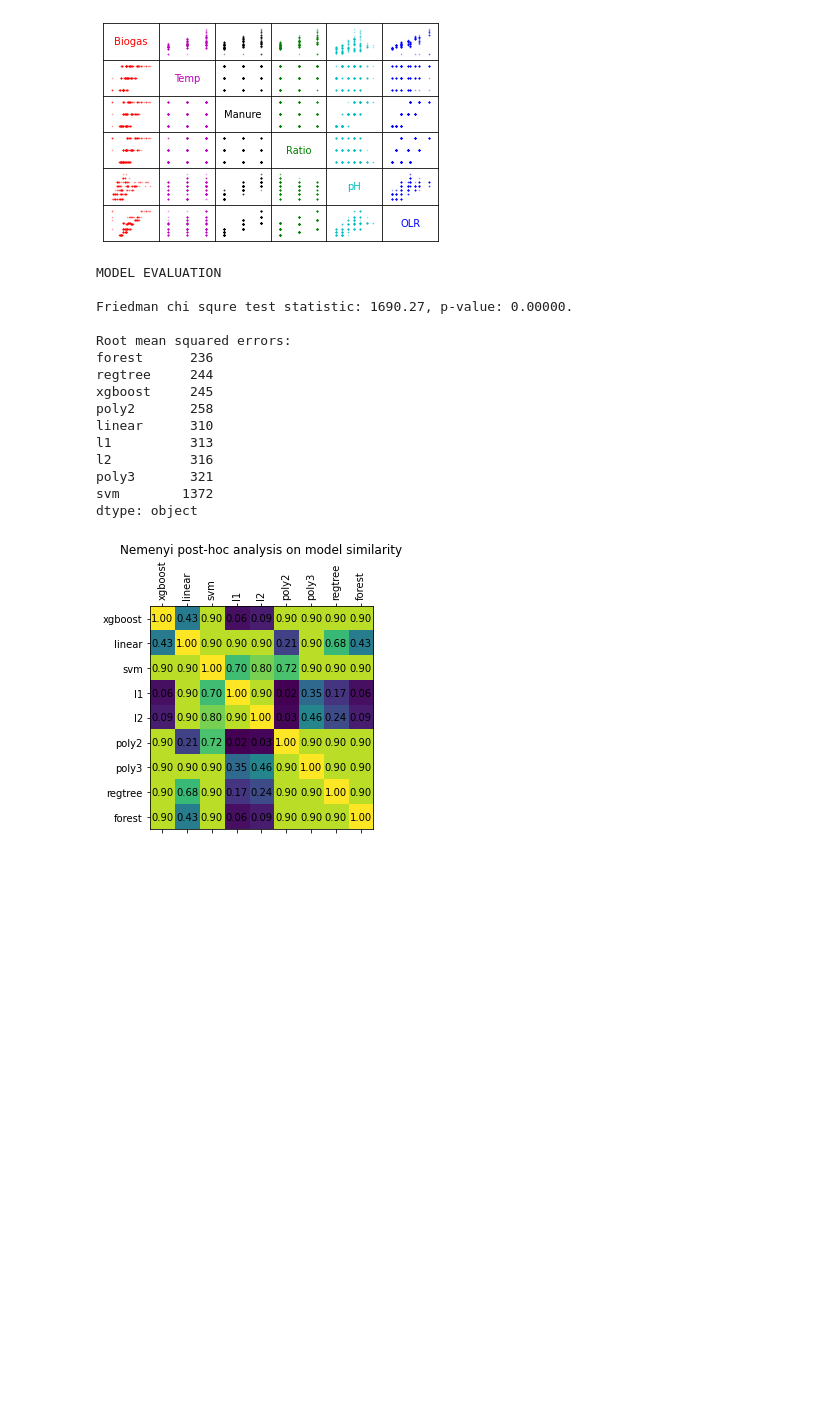
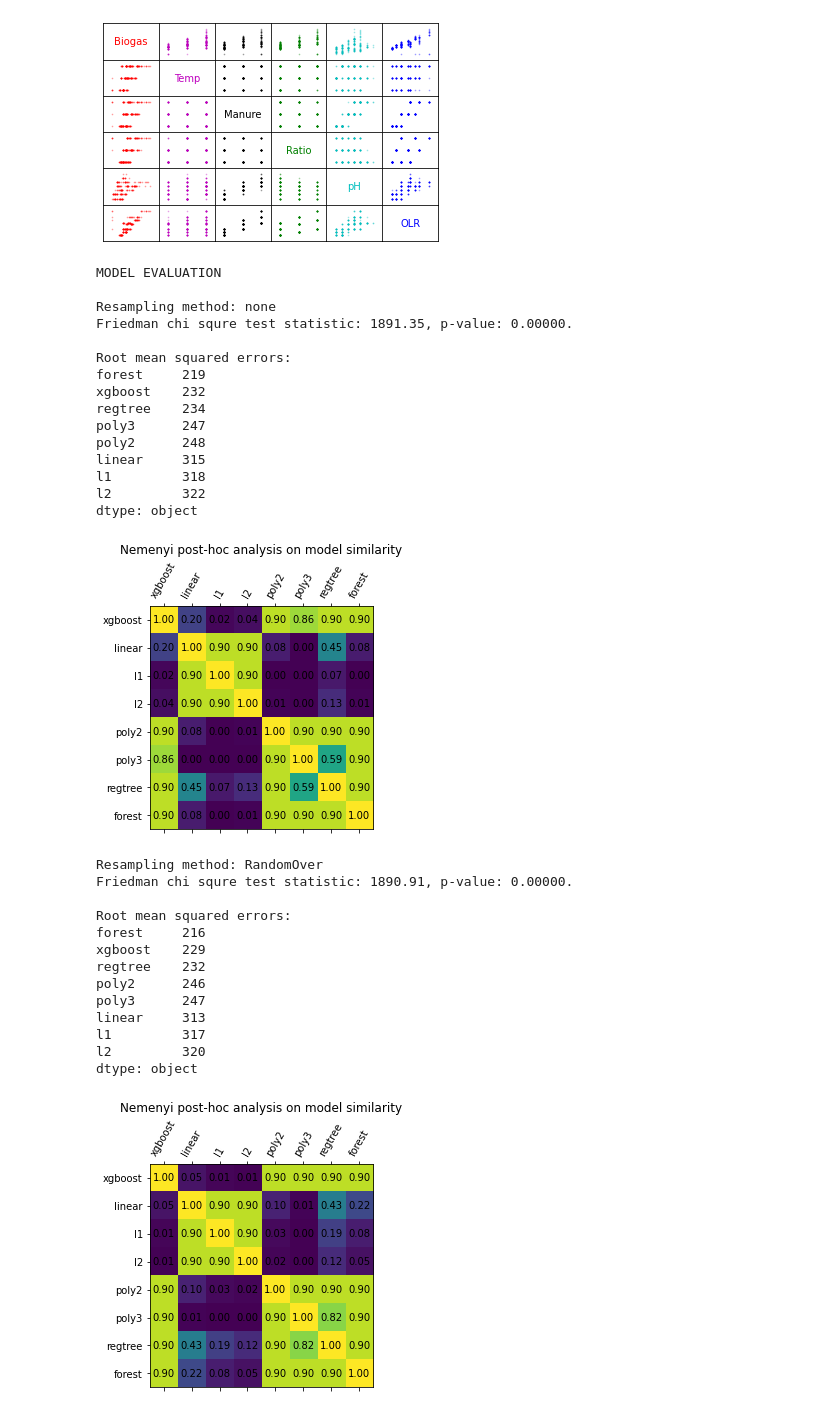
Before and after one commit to NicoACloutier/assorted-data-analysis, a Jupyter notebook: biogas/RESULTS.ipynb, the cells around one changed output. Cells and saved outputs as stored; diff of their text form; code cells hidden in the pictures; blank space fills up the shorter version.

Commit message:
add resampling

```diff
--- a/biogas/RESULTS.ipynb
+++ b/biogas/RESULTS.ipynb
@@ -41,7 +41,7 @@ def visualize_nemenyi(nemenyi_values, names):
     plt.matshow(nemenyi_values)
     ax = plt.gca()
     ax.xaxis.set_major_locator(matplotlib.ticker.FixedLocator(range(len(names))))
-    ax.set_xticklabels(labels=names,rotation=90)
+    ax.set_xticklabels(labels=names,rotation=60)
     ax.yaxis.set_major_locator(matplotlib.ticker.FixedLocator(range(len(names))))
     ax.set_yticklabels(labels=names)
     plt.title('Nemenyi post-hoc analysis on model similarity')
@@ -77,22 +77,38 @@ def evaluate(model_df):
     visualize_nemenyi(nemenyi_result, model_df.columns.values)
 # %%
 print('MODEL EVALUATION\n')
-models_df = pd.read_csv('.\\data\\for_model\\answers.csv')
-evaluate(models_df)
+for method in ['none', 'RandomOver', 'RandomUnder']:
+    print(f'Resampling method: {method}')
+    models_df = pd.read_csv(f'.\\data\\for_model\\answers-{method}.csv')
+    evaluate(models_df)
 # %% [output]
 MODEL EVALUATION
 
-Friedman chi squre test statistic: 1690.27, p-value: 0.00000.
+Resampling method: none
+Friedman chi squre test statistic: 1891.35, p-value: 0.00000.
 
 Root mean squared errors:
-forest      236
-regtree     244
-xgboost     245
-poly2       258
-linear      310
-l1          313
-l2          316
-poly3       321
-svm        1372
+forest     219
+xgboost    232
+regtree    234
+poly3      247
+poly2      248
+linear     315
+l1         318
+l2         322
 dtype: object
-[figure, old version]
+[figure, new version]
+Resampling method: RandomOver
+Friedman chi squre test statistic: 1890.91, p-value: 0.00000.
+
+Root mean squared errors:
+forest     216
+xgboost    229
+regtree    232
+poly2      246
+poly3      247
+linear     313
+l1         317
+l2         320
+dtype: object
+[figure, added]
```
Also changed, not shown: parts of 2 cells of this notebook, 5 other files.
